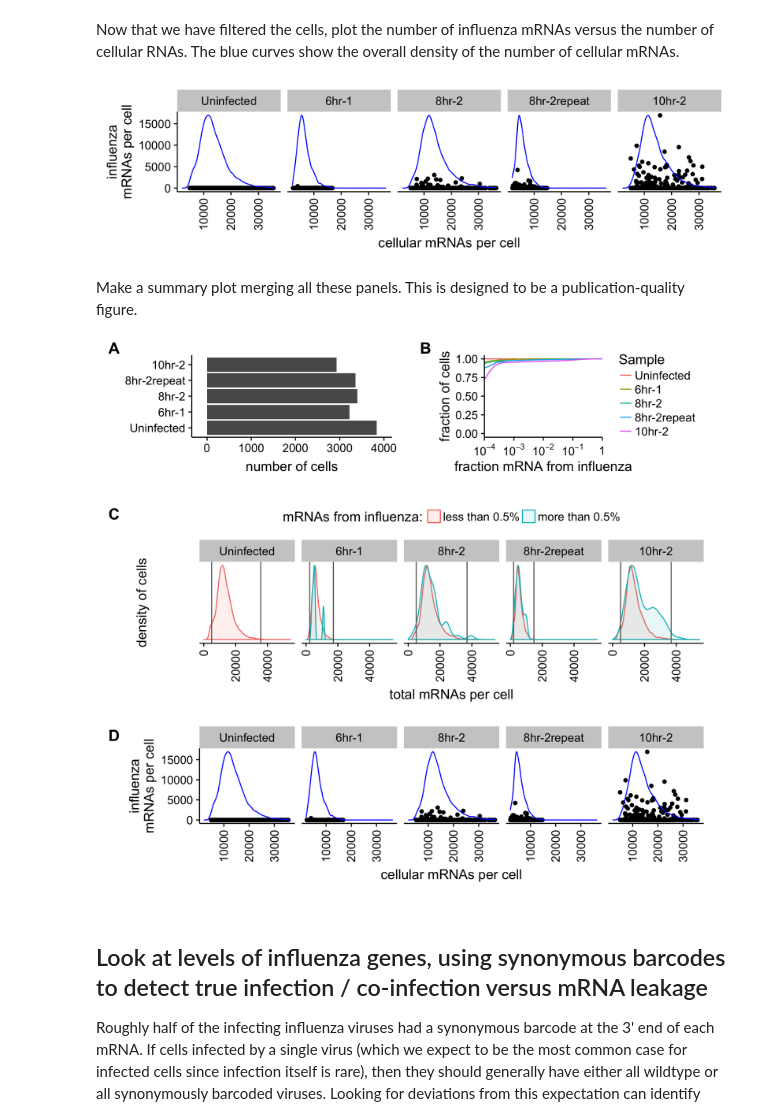
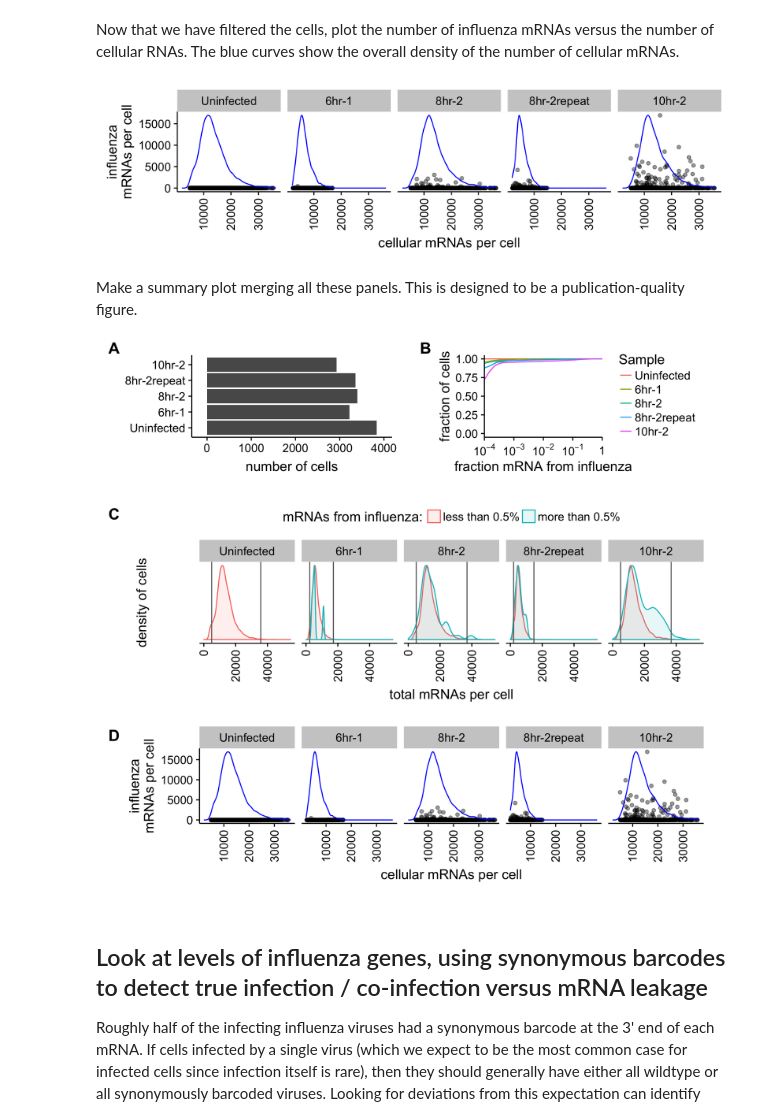
Before and after one commit to jbloomlab/flu_single_cell, a Jupyter notebook: monocle_analysis.ipynb, the cells around one changed output. Drawn from its saved outputs; the diff is of its cells as text; code cells hidden in the pictures.

```diff
--- a/monocle_analysis.ipynb
+++ b/monocle_analysis.ipynb
@@ -171,24 +171,24 @@ The blue curves show the overall density of the number of cellular mRNAs.
 # %%
 scatterplot <- ggplot(
     transform(pData(cells), Sample=factor(Sample, levels=samples)), # order by sample
     aes(cellular.mRNAs, flu.mRNAs)) +
-  geom_point()
+  geom_point(alpha=0.4)
 
 # use eval substitute to get value of maxy as here: https://stackoverflow.com/a/10659563
 densityplot <- eval(substitute(
   {stat_density(aes(x=cellular.mRNAs, y=maxy*(..scaled..)), geom="line", color='blue')},
   list(maxy=layer_scales(scatterplot)$y$range$range[2])))
 
 p.flu.vs.cell <- scatterplot + densityplot +
   theme(axis.text.x=element_text(angle=90, vjust=0.5, hjust=1)) +
   facet_wrap(~Sample, nrow=1) + xlab("cellular mRNAs per cell") +
   ylab("influenza\nmRNAs per cell")
 
 plotfile <- file.path(plotsdir, "mRNA_counts_flu_vs_cellular.png")
 ggsave(plotfile, plot=p.flu.vs.cell, width=9, height=2.5, units="in")
 display_png(file=plotfile, width=900)
 # %% [output]
-[figure, old version]
+[figure, new version]
 # %% [markdown]
 Make a summary plot merging all these panels.
 This is designed to be a publication-quality figure.
@@ -205,7 +205,7 @@ plotfile <- file.path(plotsdir, 'cell_mRNA_summary_fig.png')
 ggsave(plotfile, plot=p.cell.mRNA.summary, width=9, height=8, units="in")
 display_png(file=plotfile, width=800)
 # %% [output]
-[figure, old version]
+[figure, new version]
 # %% [markdown]
 ## Look at levels of influenza genes, using synonymous barcodes to detect true infection / co-infection versus mRNA leakage
 Roughly half of the infecting influenza viruses had a synonymous barcode at the 3' end of each mRNA.
```
Also changed, not shown: parts of 10 cells of this notebook.
